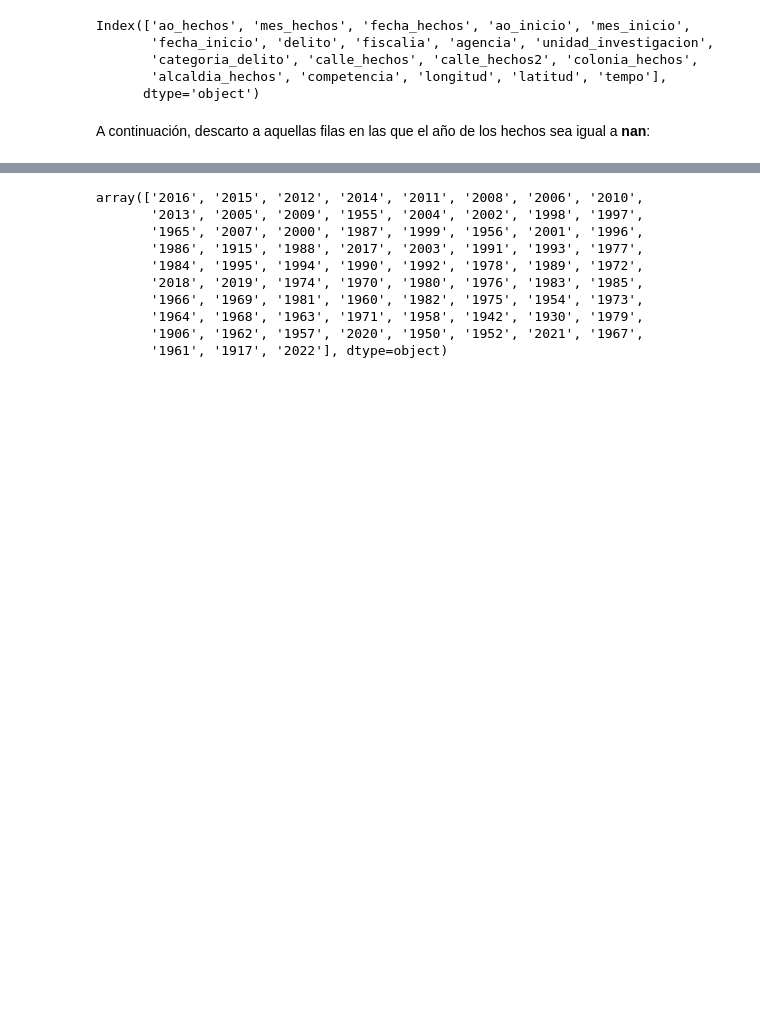
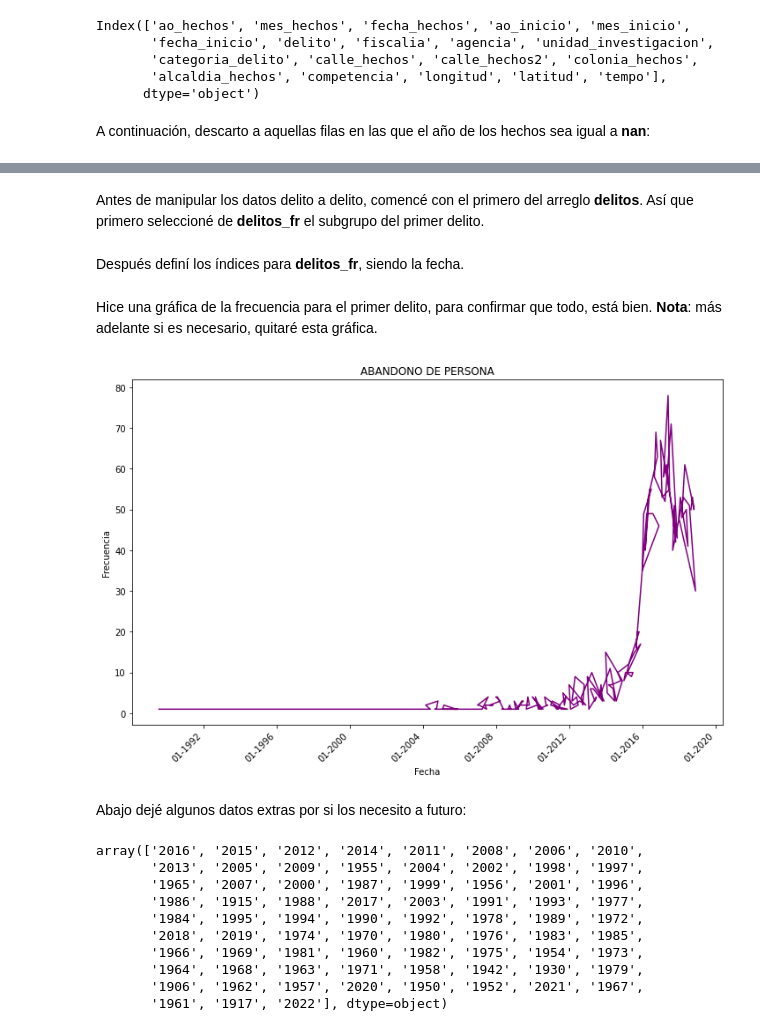
Before and after one commit to lorenaphys/OPI, a Jupyter notebook: Soluciones.ipynb, the cells around one changed output, grey strips where cells are left out. Drawn from its saved outputs; the diff is of its cells as text; code cells hidden in the pictures; blank space fills up the shorter version.

Commit message:
Agrupacion y frecuencia de los delitos en una escala temporal mensual

```diff
--- a/Soluciones.ipynb
+++ b/Soluciones.ipynb
@@ -28,6 +49,8 @@ Para que las columnas fecha_hechos y fecha_inicia tal cual sean reconocidas como
 # %%
 datos['fecha_hechos'] = pd.to_datetime(datos['fecha_hechos'], format = "%Y %m %d %H:%M:%S")
 datos['fecha_inicio'] = pd.to_datetime(datos['fecha_inicio'], format = "%Y %m %d %H:%M:%S")
+# %%
+datos.set_index(datos['mes_hechos']+'/'+datos['ao_hechos'], inplace = True)
 # %%
 datos.columns
 # %% [output]
@@ -49,0 +68,2 @@ len(delitos)
+# %%
+delitos_fr = datos.groupby(['delito','ao_hechos','mes_hechos'], as_index=False, group_keys=True).size()
@@ -49,0 +72,2 @@ len(delitos)
+# %%
+delitos_fr['mes_hechos'] = delitos_fr['mes_hechos'].apply(cambio_mes)
@@ -49,0 +76,2 @@ len(delitos)
+# %%
+delitos = delitos_fr['delito'].unique()
@@ -49,0 +80,2 @@ len(delitos)
+# %% [markdown]
+Antes de manipular los datos delito a delito, comencé con el primero del arreglo **delitos**. Así que primero seleccioné de **delitos_fr** el subgrupo del primer delito.
@@ -49,0 +84,2 @@ len(delitos)
+# %% [markdown]
+Después definí los índices para **delitos_fr**, siendo la fecha.
@@ -50,3 +88,25 @@ len(delitos)
+# %% [markdown]
+Hice una gráfica de la frecuencia para el primer delito, para confirmar que todo, está bien. **Nota**: más adelante si es necesario, quitaré esta gráfica.
+# %%
+import matplotlib.dates as mdates
+from matplotlib.dates import DateFormatter
+fig, ax = plt.subplots(figsize=(12, 8))
+ax.plot(prueba9.index,
+        prueba10['size'],
+        color='purple')
+ax.set(xlabel="Fecha", ylabel="Frecuencia",
+       title=delitos[0])
+
+# Formato para el eje x
+#ax.xaxis.set_major_locator(mdates.MonthLocator(interval=12))
+ax.xaxis.set_major_formatter(DateFormatter("%m-%Y"))
+fig.autofmt_xdate(rotation=45)
+
+plt.show()
+# %% [output]
+[figure, added]
+# %% [markdown]
+Abajo dejé algunos datos extras por si los necesito a futuro:
 # %%
 # arreglo con los años de los hechos que aparecen en la base de datos, sin repetir
 año_hechos = datos['ao_hechos'].unique()
```
Also changed, not shown: parts of 16 cells of this notebook.
